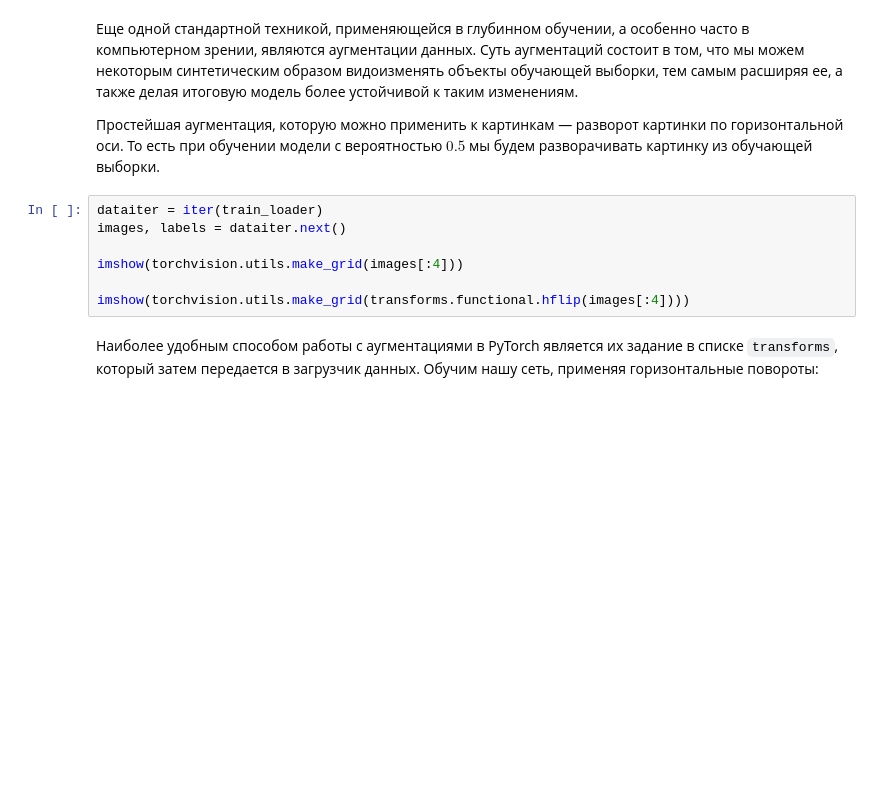
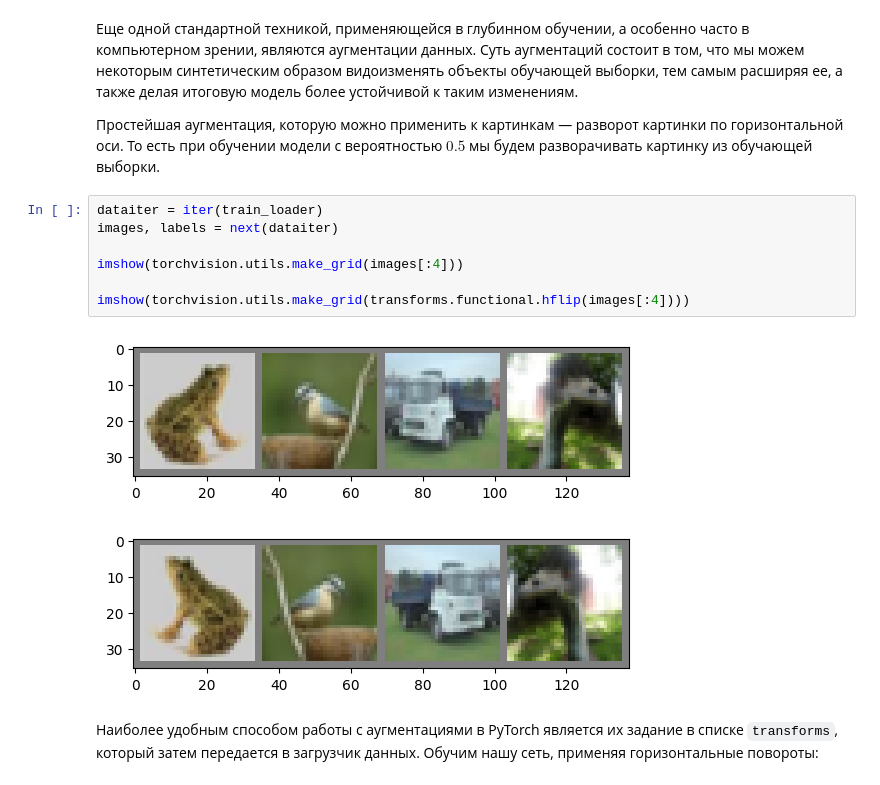
Before and after one commit to psaw/hse-ai24-dl, a Jupyter notebook: homeworks/HW2/HW2.ipynb, the cells around one changed output. Drawn from its saved outputs; the diff is of its cells as text; blank space fills up the shorter version.

```diff
--- a/homeworks/HW2/HW2.ipynb
+++ b/homeworks/HW2/HW2.ipynb
@@ -298,11 +604,14 @@ Your answers here:
 Простейшая аугментация, которую можно применить к картинкам — разворот картинки по горизонтальной оси. То есть при обучении модели с вероятностью $0.5$ мы будем разворачивать картинку из обучающей выборки.
 # %%
 dataiter = iter(train_loader)
-images, labels = dataiter.next()
+images, labels = next(dataiter)
 
 imshow(torchvision.utils.make_grid(images[:4]))
 
 imshow(torchvision.utils.make_grid(transforms.functional.hflip(images[:4])))
+# %% [output]
+[figure, added]
+[figure, added]
 # %% [markdown]
 Наиболее удобным способом работы с аугментациями в PyTorch является их задание в списке <code>transforms</code>, который затем передается в загрузчик данных. Обучим нашу сеть, применяя горизонтальные повороты:
 # %%
```
Also changed, not shown: parts of 39 cells of this notebook, 1 other file.
